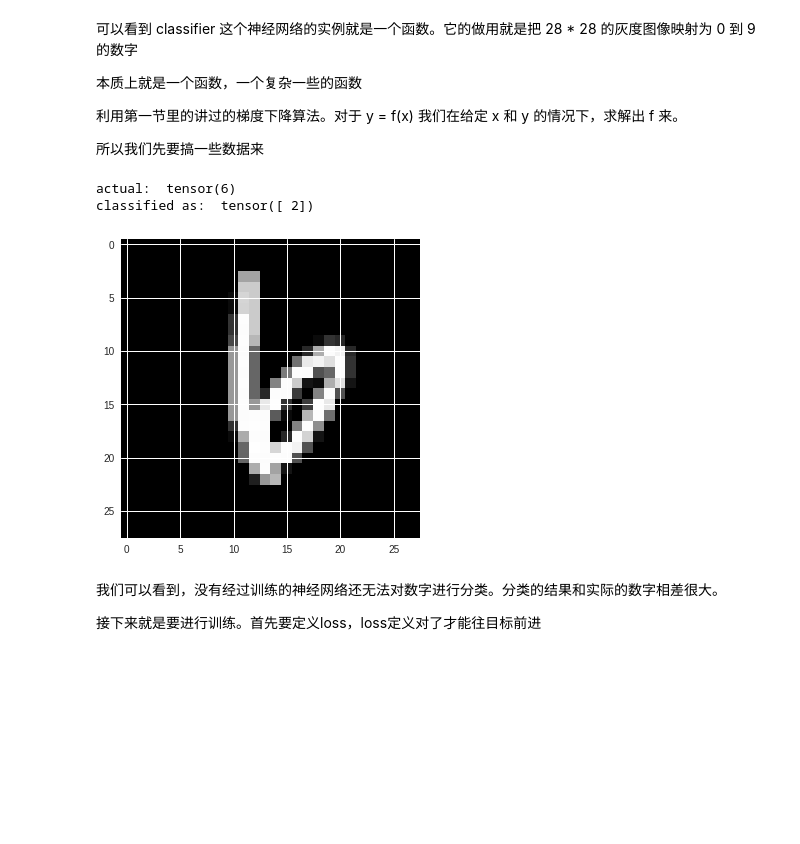
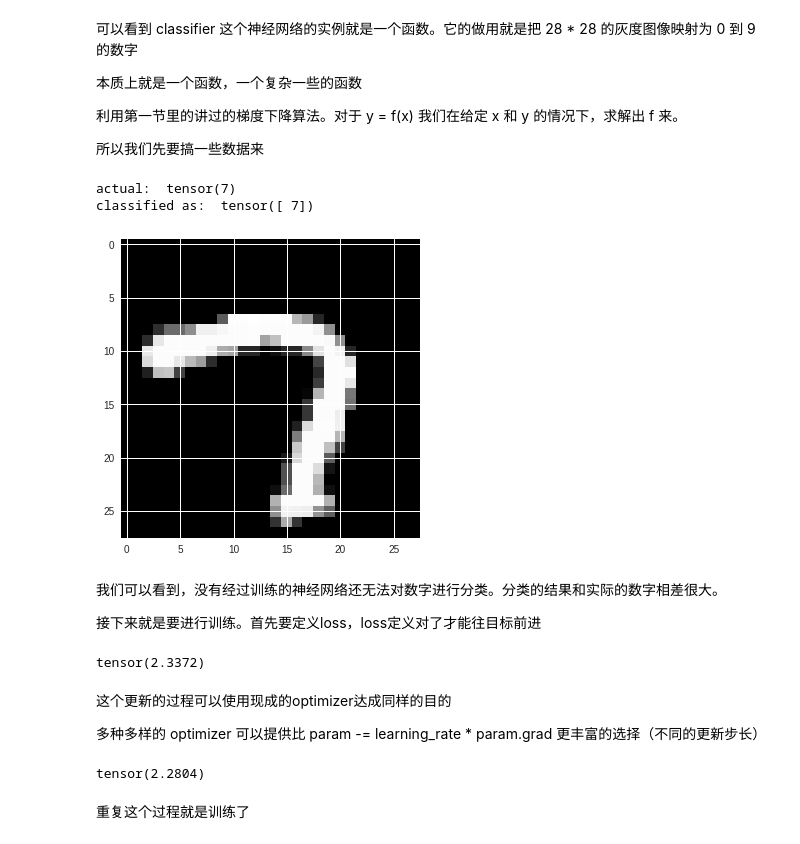
Before and after one commit to taowen/understand-neural-network, a Jupyter notebook: 2_first_neural_network.ipynb, the cells around one changed output. Drawn from its saved outputs; the diff is of its cells as text; code cells hidden in the pictures; blank space fills up the shorter version.

```diff
--- a/2_first_neural_network.ipynb
+++ b/2_first_neural_network.ipynb
@@ -88,33 +88,73 @@ the classified digit:  tensor([[ 7]])
 # %%
 from torchvision import datasets, transforms
 
 transform = transforms.Compose([
    transforms.ToTensor(),
    transforms.Normalize((0.1307,), (0.3081,))
 ])
 
 train_loader = torch.utils.data.DataLoader(
   datasets.MNIST('../data', train=True, download=True, transform=transform),
   batch_size=64, shuffle=True, num_workers=1, pin_memory=True)
 
 test_loader = torch.utils.data.DataLoader(
   datasets.MNIST('../data', train=False, transform=transform),
   batch_size=1000, shuffle=True, num_workers=1, pin_memory=True)
 
 # 从训练集里读取一个随机的图片
 dataiter = iter(train_loader)
 images, labels = dataiter.next()
 
 n = 3 # the 3rd image in the batch
 plt.imshow(images[n][0], 'gray')
 print('actual: ', labels[n])
+classifier.eval() # 设置为 eval 模式
 classified = classifier(images).max(1, keepdim=True)[1]
 print('classified as: ', classified[n])
 # %% [output]
-actual:  tensor(6)
-classified as:  tensor([ 2])
+actual:  tensor(7)
+classified as:  tensor([ 7])
-[figure, old version]
+[figure, new version]
 # %% [markdown]
 我们可以看到，没有经过训练的神经网络还无法对数字进行分类。分类的结果和实际的数字相差很大。
 
 接下来就是要进行训练。首先要定义loss，loss定义对了才能往目标前进
+# %%
+classifier.train() # 设置为训练模式
+output = classifier(images)
+loss = F.nll_loss(output, labels)
+print(loss)
+
+classifier.zero_grad()
+loss.backward()
+
+learning_rate = 1e-4
+with torch.no_grad():
+  for param in classifier.parameters():
+    param -= learning_rate * param.grad
+# %% [output]
+tensor(2.3372)
+# %% [markdown]
+这个更新的过程可以使用现成的optimizer达成同样的目的
+
+多种多样的 optimizer 可以提供比 param -= learning_rate * param.grad 更丰富的选择（不同的更新步长）
+# %%
+import torch.optim as optim
+
+classifier.train() # 设置为训练模式
+optimizer = optim.SGD(classifier.parameters(), lr=0.01, momentum=0.5)
+# 这个optimizer和classifier.parameters()形成了绑定关系，调用optimizer就会更新对应的param
+
+output = classifier(images)
+loss = F.nll_loss(output, labels)
+print(loss)
+
+optimizer.zero_grad() # was classifier.zero_grad()
+loss.backward()
+
+learning_rate = 1e-4
+optimizer.step() # was with torch.no_grad() ...
+# %% [output]
+tensor(2.2804)
+# %% [markdown]
+重复这个过程就是训练了
```
Also changed, not shown: parts of 3 cells of this notebook.
